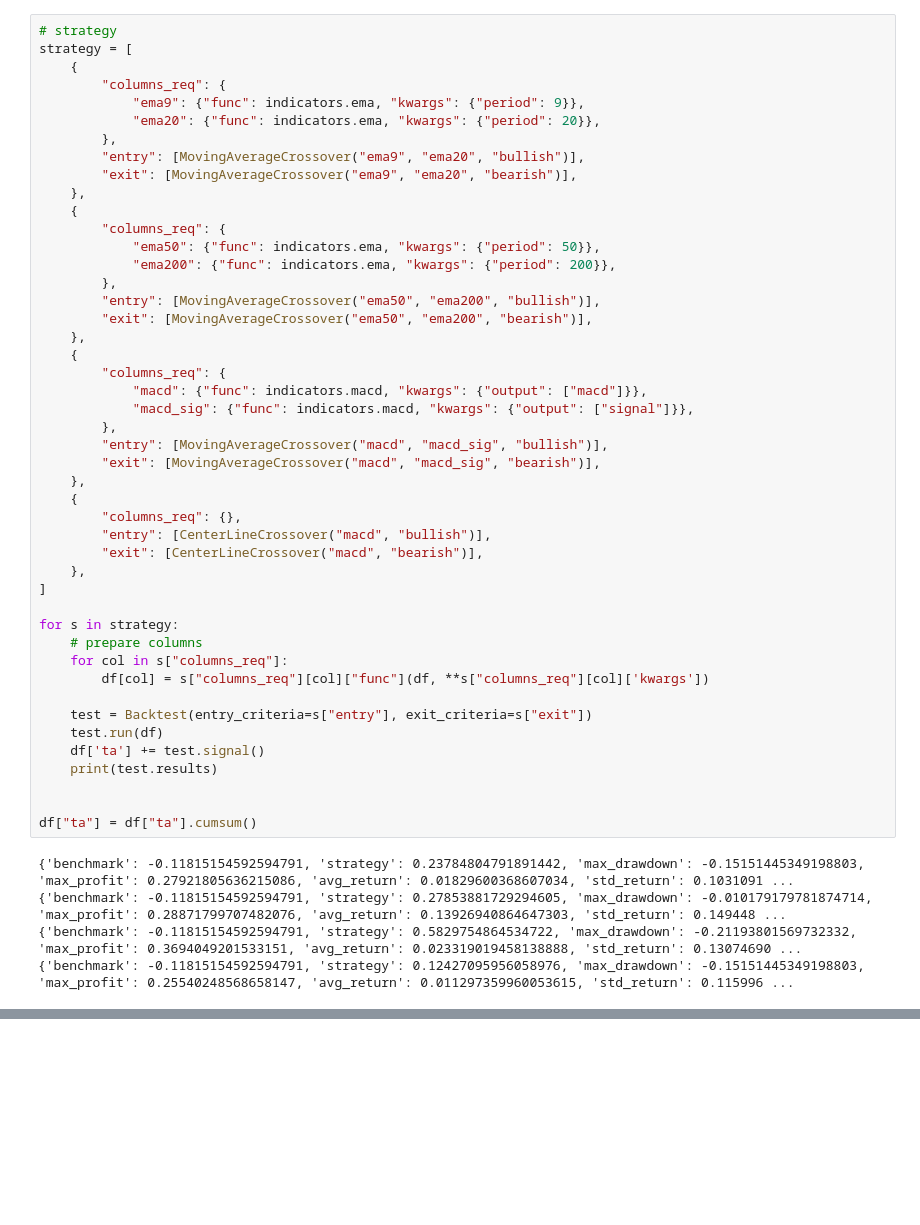
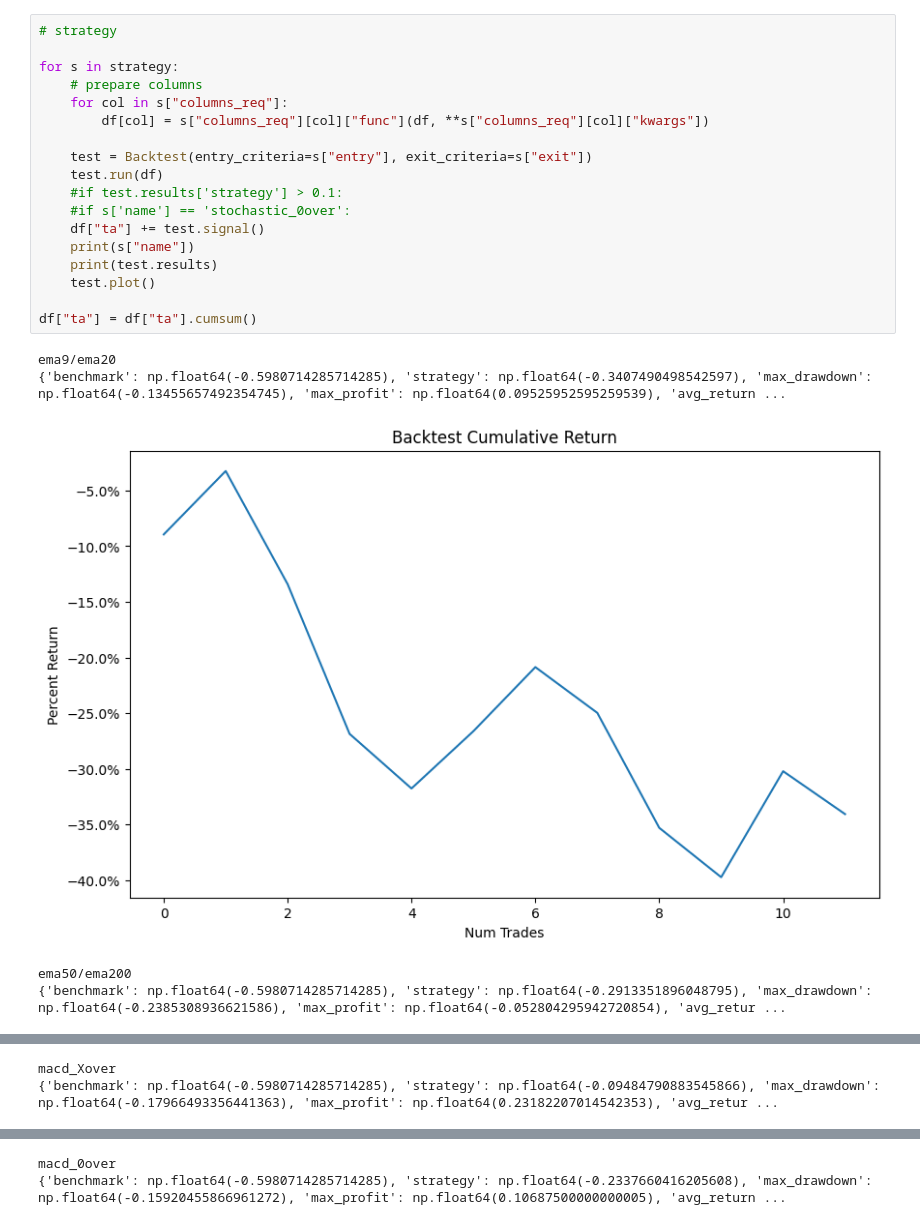
Before and after one commit to zielaskowski/tradeDB, a Jupyter notebook: dev/technical_analysis.ipynb, the cells around one changed output, grey strips where cells are left out. Cells and saved outputs as stored; diff of their text form; blank space fills up the shorter version.

```diff
--- a/dev/technical_analysis.ipynb
+++ b/dev/technical_analysis.ipynb
@@ -64,51 +125,24 @@ df["ta"] = 0
 # %%
 # strategy
-strategy = [
-    {
-        "columns_req": {
-            "ema9": {"func": indicators.ema, "kwargs": {"period": 9}},
-            "ema20": {"func": indicators.ema, "kwargs": {"period": 20}},
-        },
-        "entry": [MovingAverageCrossover("ema9", "ema20", "bullish")],
-        "exit": [MovingAverageCrossover("ema9", "ema20", "bearish")],
-    },
-    {
-        "columns_req": {
-            "ema50": {"func": indicators.ema, "kwargs": {"period": 50}},
-            "ema200": {"func": indicators.ema, "kwargs": {"period": 200}},
-        },
-        "entry": [MovingAverageCrossover("ema50", "ema200", "bullish")],
-        "exit": [MovingAverageCrossover("ema50", "ema200", "bearish")],
-    },
-    {
-        "columns_req": {
-            "macd": {"func": indicators.macd, "kwargs": {"output": ["macd"]}},
-            "macd_sig": {"func": indicators.macd, "kwargs": {"output": ["signal"]}},
-        },
-        "entry": [MovingAverageCrossover("macd", "macd_sig", "bullish")],
-        "exit": [MovingAverageCrossover("macd", "macd_sig", "bearish")],
-    },
-    {
-        "columns_req": {},
-        "entry": [CenterLineCrossover("macd", "bullish")],
-        "exit": [CenterLineCrossover("macd", "bearish")],
-    },
-]
 
 for s in strategy:
     # prepare columns
     for col in s["columns_req"]:
-        df[col] = s["columns_req"][col]["func"](df, **s["columns_req"][col]['kwargs'])
+        df[col] = s["columns_req"][col]["func"](df, **s["columns_req"][col]["kwargs"])
 
     test = Backtest(entry_criteria=s["entry"], exit_criteria=s["exit"])
     test.run(df)
-    df['ta'] += test.signal()
+    #if test.results['strategy'] > 0.1:
+    #if s['name'] == 'stochastic_0over':
+    df["ta"] += test.signal()
+    print(s["name"])
     print(test.results)
-
+    test.plot()
 
 df["ta"] = df["ta"].cumsum()
 # %% [output]
-{'benchmark': -0.11815154592594791, 'strategy': 0.23784804791891442, 'max_drawdown': -0.15151445349198803, 'max_profit': 0.27921805636215086, 'avg_return': 0.01829600368607034, 'std_return': 0.1031091 ...
-{'benchmark': -0.11815154592594791, 'strategy': 0.27853881729294605, 'max_drawdown': -0.010179179781874714, 'max_profit': 0.28871799707482076, 'avg_return': 0.13926940864647303, 'std_return': 0.149448 ...
-{'benchmark': -0.11815154592594791, 'strategy': 0.5829754864534722, 'max_drawdown': -0.21193801569732332, 'max_profit': 0.3694049201533151, 'avg_return': 0.023319019458138888, 'std_return': 0.13074690 ...
-{'benchmark': -0.11815154592594791, 'strategy': 0.12427095956058976, 'max_drawdown': -0.15151445349198803, 'max_profit': 0.25540248568658147, 'avg_return': 0.011297359960053615, 'std_return': 0.115996 ...
+ema9/ema20
+{'benchmark': np.float64(-0.5980714285714285), 'strategy': np.float64(-0.3407490498542597), 'max_drawdown': np.float64(-0.13455657492354745), 'max_profit': np.float64(0.09525952595259539), 'avg_return ...
+[figure, added]
+ema50/ema200
+{'benchmark': np.float64(-0.5980714285714285), 'strategy': np.float64(-0.2913351896048795), 'max_drawdown': np.float64(-0.2385308936621586), 'max_profit': np.float64(-0.052804295942720854), 'avg_retur ...
@@ -114,0 +150,2 @@ df["ta"] = df["ta"].cumsum()
+macd_Xover
+{'benchmark': np.float64(-0.5980714285714285), 'strategy': np.float64(-0.09484790883545866), 'max_drawdown': np.float64(-0.17966493356441363), 'max_profit': np.float64(0.23182207014542353), 'avg_retur ...
@@ -114,0 +153,2 @@ df["ta"] = df["ta"].cumsum()
+macd_0over
+{'benchmark': np.float64(-0.5980714285714285), 'strategy': np.float64(-0.2337660416205608), 'max_drawdown': np.float64(-0.15920455866961272), 'max_profit': np.float64(0.10687500000000005), 'avg_return ...
```
Also changed, not shown: parts of 14 cells of this notebook, 16 other files.
